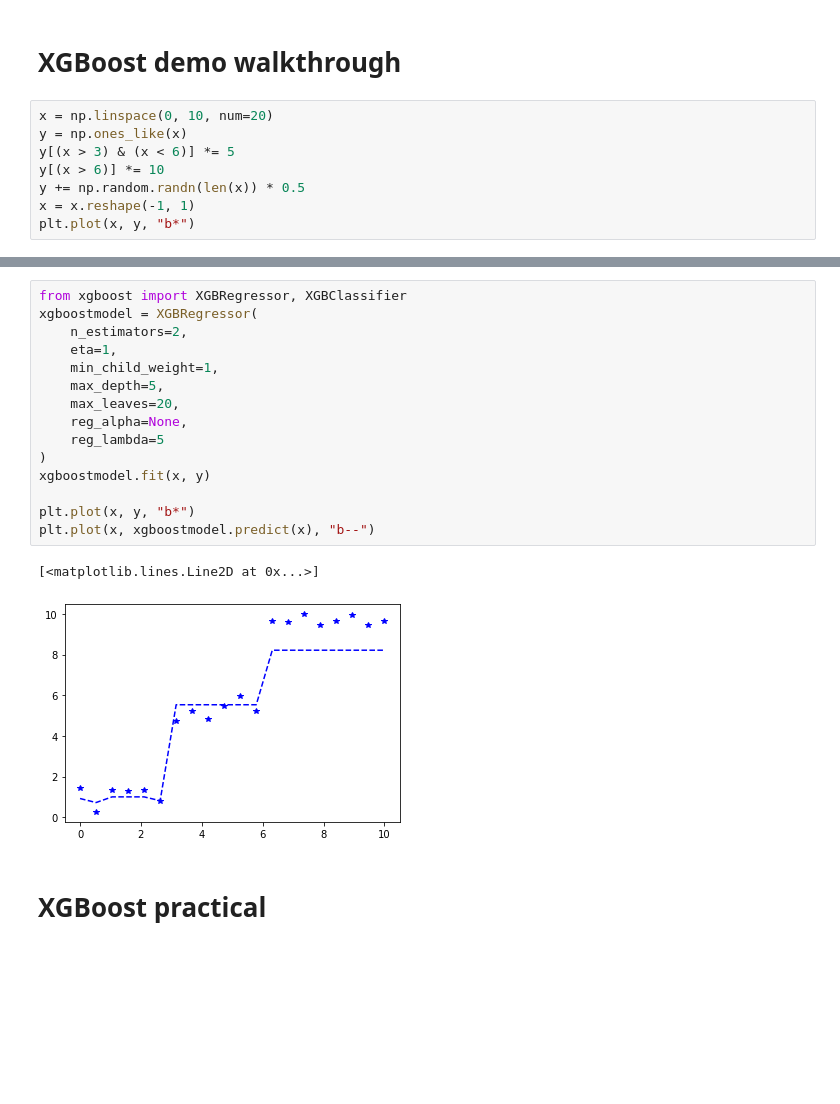
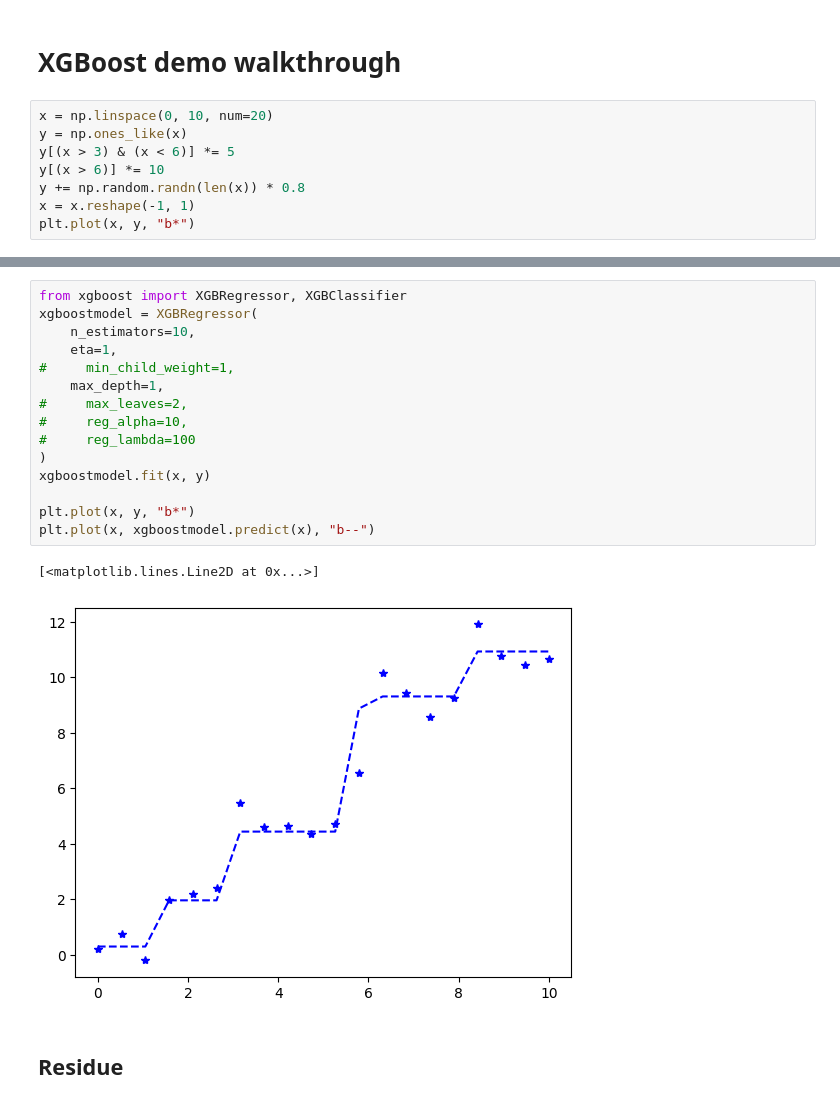
Before and after one commit to edmundlth/MBUSA-ML-2022, a Jupyter notebook: _notebooks/2022-08-31-week5-notebook.ipynb, the cells around one changed output, grey strips where cells are left out. Drawn from its saved outputs; the diff is of its cells as text; blank space fills up the shorter version.

```diff
--- a/_notebooks/2022-08-31-week5-notebook.ipynb
+++ b/_notebooks/2022-08-31-week5-notebook.ipynb
@@ -230,7 +237,7 @@ x = np.linspace(0, 10, num=20)
 y = np.ones_like(x)
 y[(x > 3) & (x < 6)] *= 5
 y[(x > 6)] *= 10
-y += np.random.randn(len(x)) * 0.5
+y += np.random.randn(len(x)) * 0.8
 x = x.reshape(-1, 1)
 plt.plot(x, y, "b*")
 # %% [output]
@@ -239,20 +246,20 @@ plt.plot(x, y, "b*")
 # %%
 from xgboost import XGBRegressor, XGBClassifier
 xgboostmodel = XGBRegressor(
-    n_estimators=2,
+    n_estimators=10,
     eta=1,
-    min_child_weight=1,
-    max_depth=5,
-    max_leaves=20,
-    reg_alpha=None,
-    reg_lambda=5
+#     min_child_weight=1,
+    max_depth=1,
+#     max_leaves=2,
+#     reg_alpha=10,
+#     reg_lambda=100
 )
 xgboostmodel.fit(x, y)
 
 plt.plot(x, y, "b*")
 plt.plot(x, xgboostmodel.predict(x), "b--")
 # %% [output]
 [<matplotlib.lines.Line2D at 0x...>]
-[figure, old version]
+[figure, new version]
-# %% [markdown]
-# XGBoost practical
+# %% [markdown]
+## Residue
```
Also changed, not shown: parts of 11 cells of this notebook, 1 other file.
